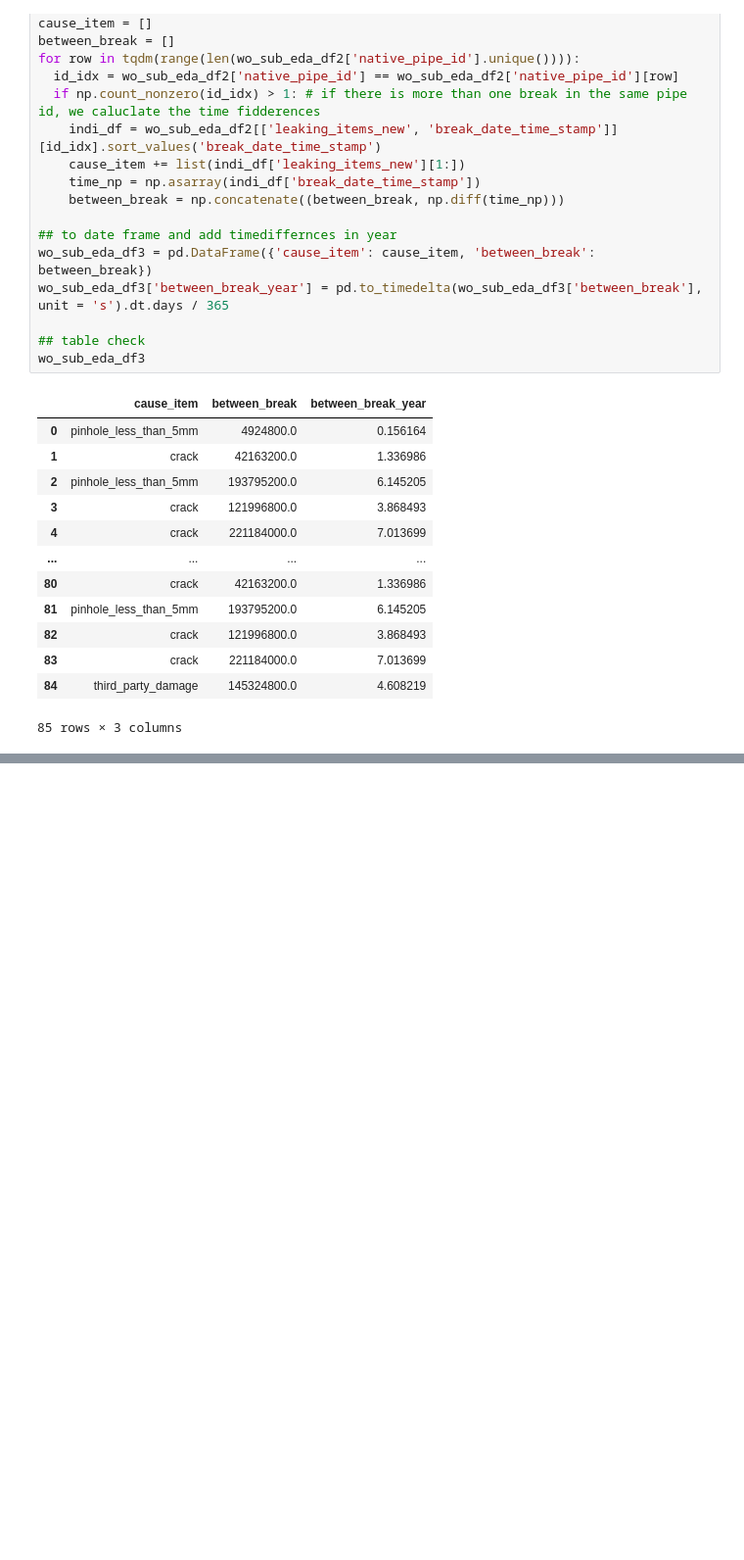
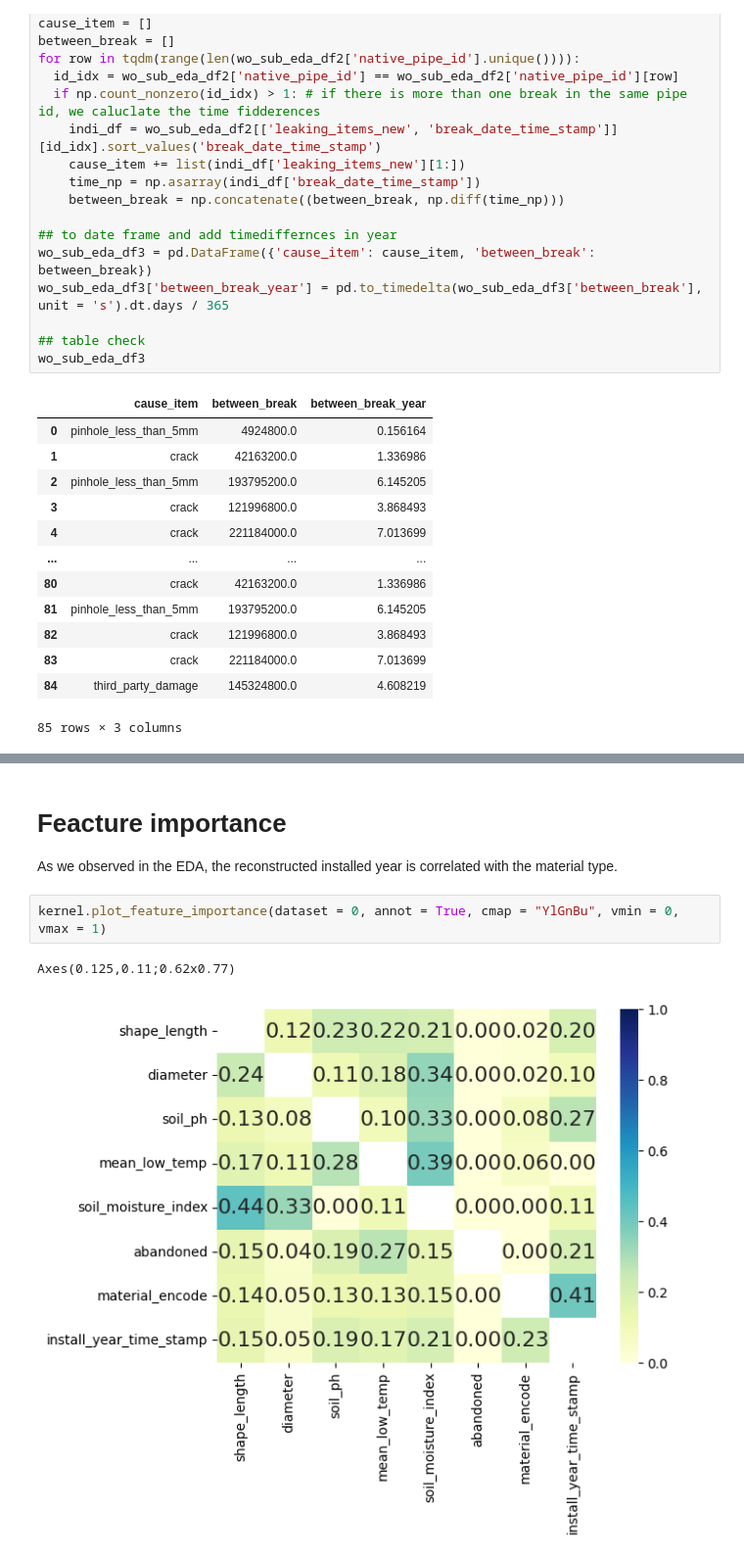
Before and after one commit to MyoungchulK/Fracta_test, a Jupyter notebook: analysis.ipynb, the cells around one changed output, grey strips where cells are left out. Shown at 98% size. Drawn from its saved outputs; the diff is of its cells as text; blank space fills up the shorter version.

```diff
--- a/analysis.ipynb
+++ b/analysis.ipynb
@@ -804,0 +906,9 @@ memory usage: 1.1+ MB
+# %% [markdown]
+# Feacture importance
+
+As we observed in the EDA, the reconstructed installed year is correlated with the material type.
+# %%
+kernel.plot_feature_importance(dataset = 0, annot = True, cmap = "YlGnBu", vmin = 0, vmax = 1)
+# %% [output]
+Axes(0.125,0.11;0.62x0.77)
+[figure, added]
```
Also changed, not shown: parts of 35 cells of this notebook, 9 other files.
